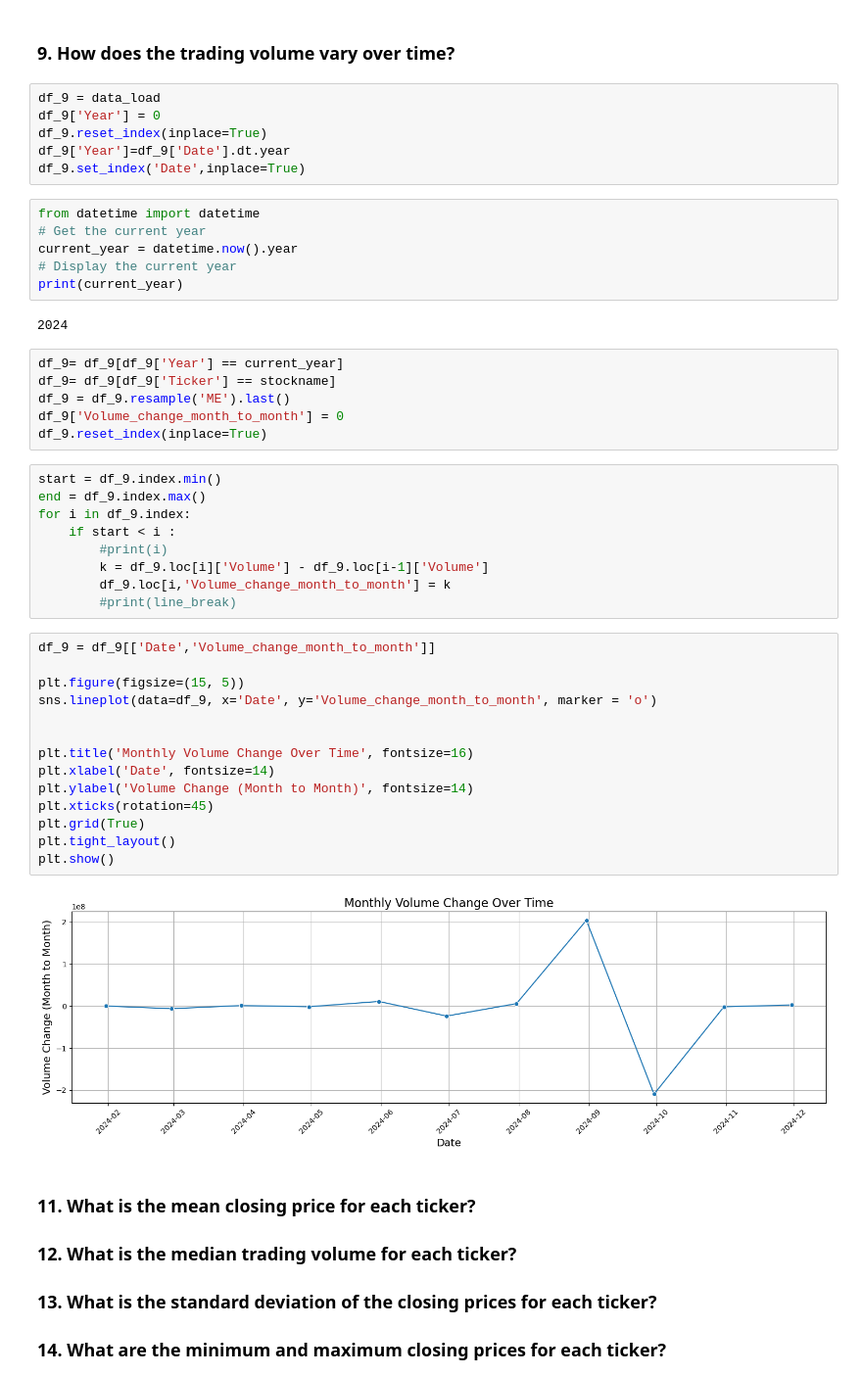
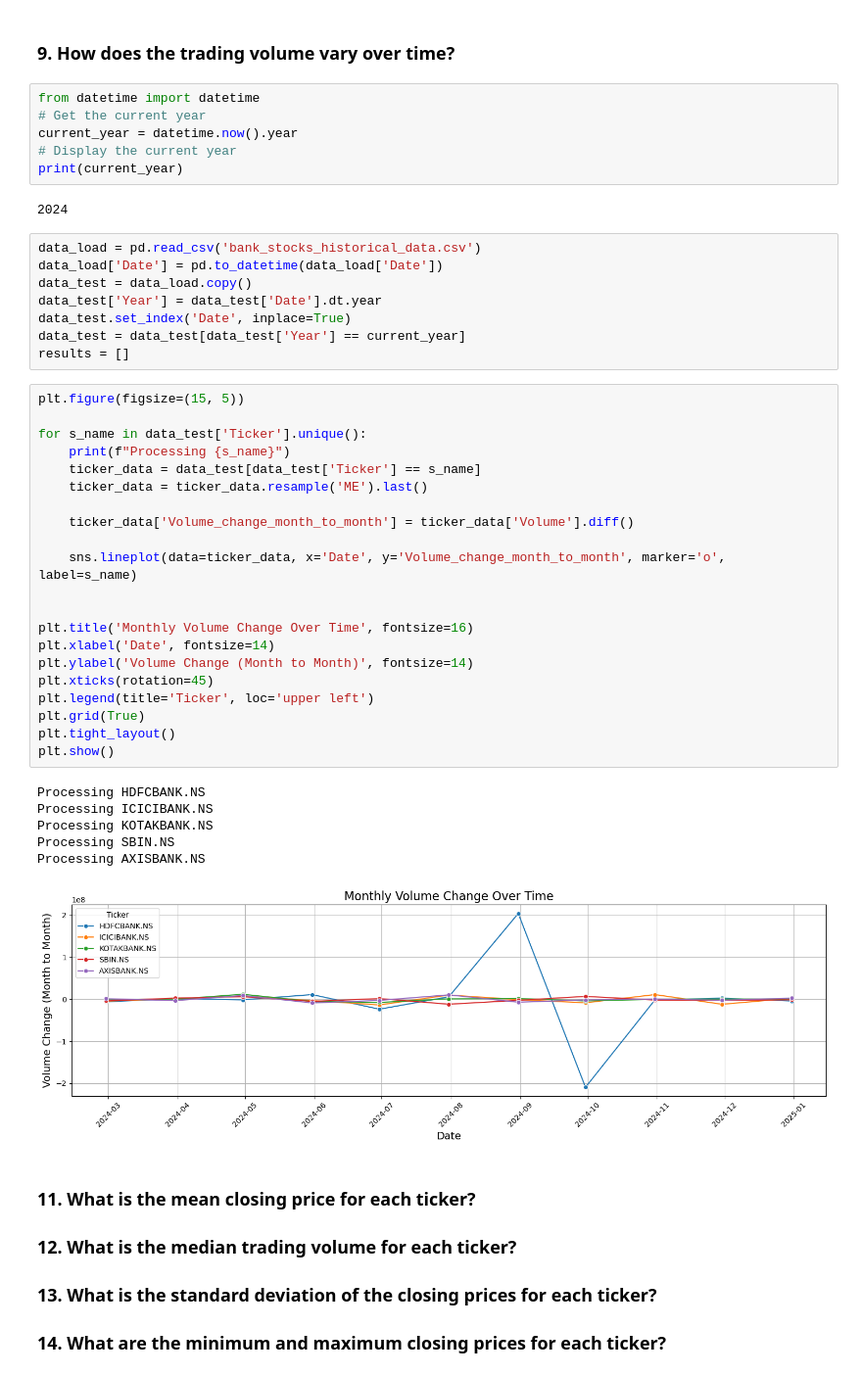
Before and after one commit to kakani17481a0566/live_stock_analysis, a Jupyter notebook: live_stock/Stock_market_analysis.ipynb, the cells around one changed output. Shown at 98% size. Saved outputs shown, nothing was run; the diff lists cells and outputs as text.

```diff
--- a/live_stock/Stock_market_analysis.ipynb
+++ b/live_stock/Stock_market_analysis.ipynb
@@ -259,12 +263,6 @@ Index(['Open', 'High', 'Low', 'Close', 'Volume', 'Dividends', 'Stock Splits',
       dtype='object')
 # %% [markdown]
 ### 9. How does the trading volume vary over time?
-# %%
-df_9 = data_load
-df_9['Year'] = 0
-df_9.reset_index(inplace=True)
-df_9['Year']=df_9['Date'].dt.year
-df_9.set_index('Date',inplace=True)
 # %%
 from datetime import datetime
 # Get the current year
@@ -273,37 +271,42 @@ current_year = datetime.now().year
 print(current_year)
 # %% [output]
 2024
-# %%
-df_9= df_9[df_9['Year'] == current_year]
-df_9= df_9[df_9['Ticker'] == stockname]
-df_9 = df_9.resample('ME').last()
-df_9['Volume_change_month_to_month'] = 0
-df_9.reset_index(inplace=True)
-# %%
-start = df_9.index.min()
-end = df_9.index.max()
-for i in df_9.index:
-    if start < i :
-        #print(i)
-        k = df_9.loc[i]['Volume'] - df_9.loc[i-1]['Volume']
-        df_9.loc[i,'Volume_change_month_to_month'] = k
-        #print(line_break)
+# %%
+data_load = pd.read_csv('bank_stocks_historical_data.csv')
+data_load['Date'] = pd.to_datetime(data_load['Date'])
+data_test = data_load.copy()
+data_test['Year'] = data_test['Date'].dt.year
+data_test.set_index('Date', inplace=True)
+data_test = data_test[data_test['Year'] == current_year]
+results = []
 # %%
-df_9 = df_9[['Date','Volume_change_month_to_month']]
+plt.figure(figsize=(15, 5))
 
-plt.figure(figsize=(15, 5))
-sns.lineplot(data=df_9, x='Date', y='Volume_change_month_to_month', marker = 'o')
+for s_name in data_test['Ticker'].unique():
+    print(f"Processing {s_name}")
+    ticker_data = data_test[data_test['Ticker'] == s_name]
+    ticker_data = ticker_data.resample('ME').last()
+
+    ticker_data['Volume_change_month_to_month'] = ticker_data['Volume'].diff()
+
+    sns.lineplot(data=ticker_data, x='Date', y='Volume_change_month_to_month', marker='o', label=s_name)
 
 
 plt.title('Monthly Volume Change Over Time', fontsize=16)
 plt.xlabel('Date', fontsize=14)
 plt.ylabel('Volume Change (Month to Month)', fontsize=14)
 plt.xticks(rotation=45)
+plt.legend(title='Ticker', loc='upper left')
 plt.grid(True)
 plt.tight_layout()
 plt.show()
 # %% [output]
+Processing HDFCBANK.NS
+Processing ICICIBANK.NS
+Processing KOTAKBANK.NS
+Processing SBIN.NS
+Processing AXISBANK.NS
-[figure, old version]
+[figure, new version]
 # %% [markdown]
 ### 11. What is the mean closing price for each ticker?
 ### 12. What is the median trading volume for each ticker?
```
Also changed, not shown: parts of 35 cells of this notebook, 1 other file.
